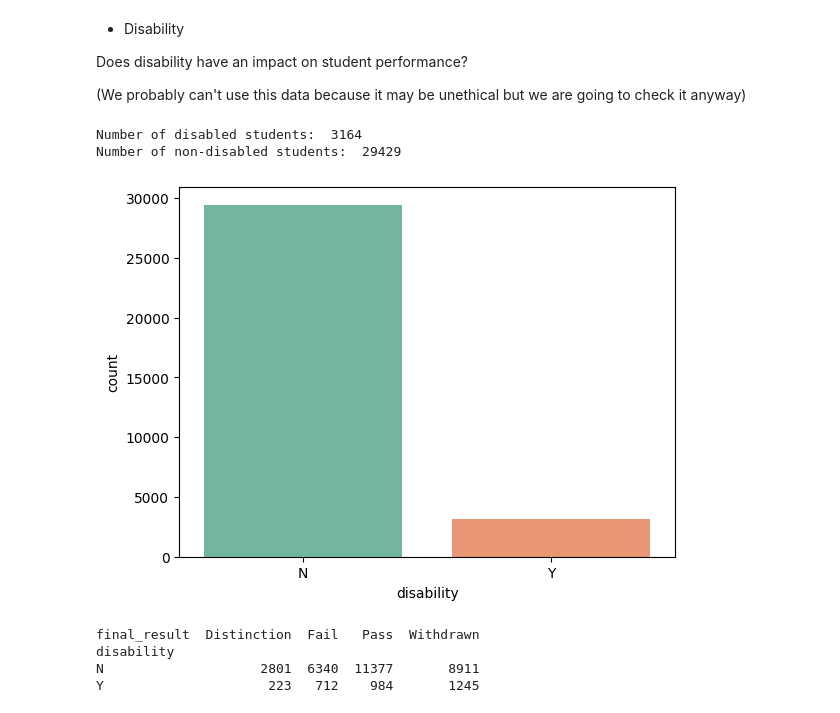
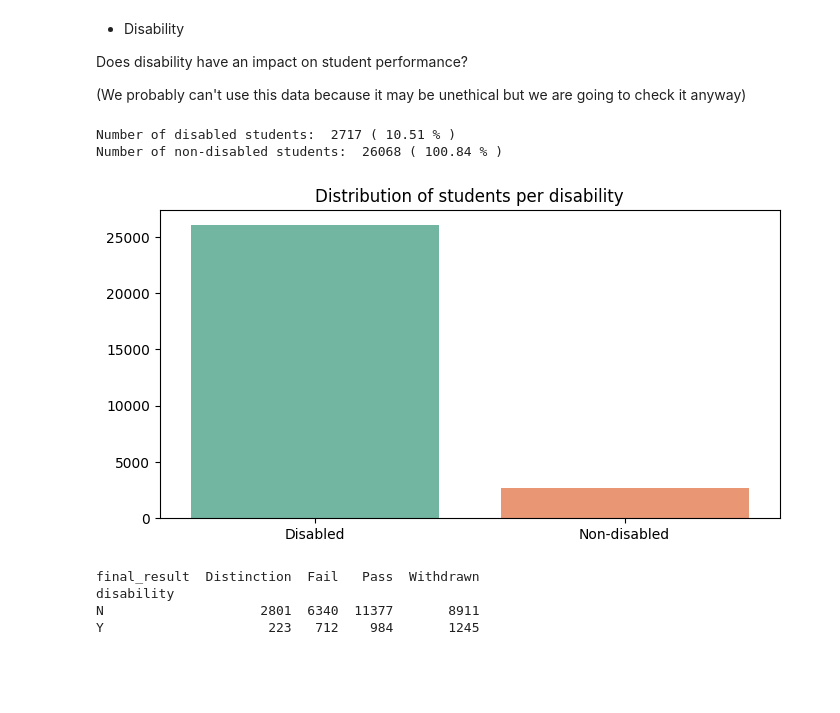
Before and after one commit to randmon/ucll_ti_data_and_ai_group_assignments, a Jupyter notebook: Assignment 2/assignment2.ipynb, the cells around one changed output. Cells and saved outputs as stored; diff of their text form; code cells hidden in the pictures; blank space fills up the shorter version.

```diff
--- a/Assignment 2/assignment2.ipynb
+++ b/Assignment 2/assignment2.ipynb
@@ -749,15 +763,24 @@ If we look at the sum of "Passed" and "Distinction" as being "Successful" and th
 Does disability have an impact on student performance?
 
 (We probably can't use this data because it may be unethical but we are going to check it anyway)
-# %%
-# look at student disability distribution
-print('Number of disabled students: ', student_info_df[student_info_df['disability'] == 'Y'].shape[0])
-print('Number of non-disabled students: ', student_info_df[student_info_df['disability'] == 'N'].shape[0])
-sns.countplot(x="disability", data=student_info_df, palette="Set2");
-# %% [output]
-Number of disabled students:  3164
-Number of non-disabled students:  29429
-[figure, removed]
+# %%
+disabled_students = student_info_df[student_info_df['disability'] == 'Y']
+disabled_students_count = disabled_students['id_student'].unique().size
+
+non_disabled_students = student_info_df[student_info_df['disability'] == 'N']
+non_disabled_students_count = non_disabled_students['id_student'].unique().size
+# %%
+# Distribution of students per disability
+print('Number of disabled students: ', disabled_students_count, '(', round(disabled_students_count / (disabled_students_count + non_disabled_students_count), 4) * 100, '% )')
+print('Number of non-disabled students: ', non_disabled_students_count, '(', round(non_disabled_students_count / (disabled_students_count + non_disabled_students_count), 4) * 100, '% )')
+
+fig, ax = plt.subplots(figsize=(8,4))
+ax.set_title("Distribution of students per disability")
+sns.barplot(x=['Disabled', 'Non-disabled'], y=[non_disabled_students_count, disabled_students_count], ax=ax, palette="Set2");
+# %% [output]
+Number of disabled students:  2717 ( 10.51 % )
+Number of non-disabled students:  26068 ( 100.84 % )
+[figure, added]
 # %%
 final_result_disability = student_info_df.groupby(["disability", "final_result"]).size().unstack()
 print(final_result_disability)
```
Also changed, not shown: parts of 4 cells of this notebook, 3 other files.
